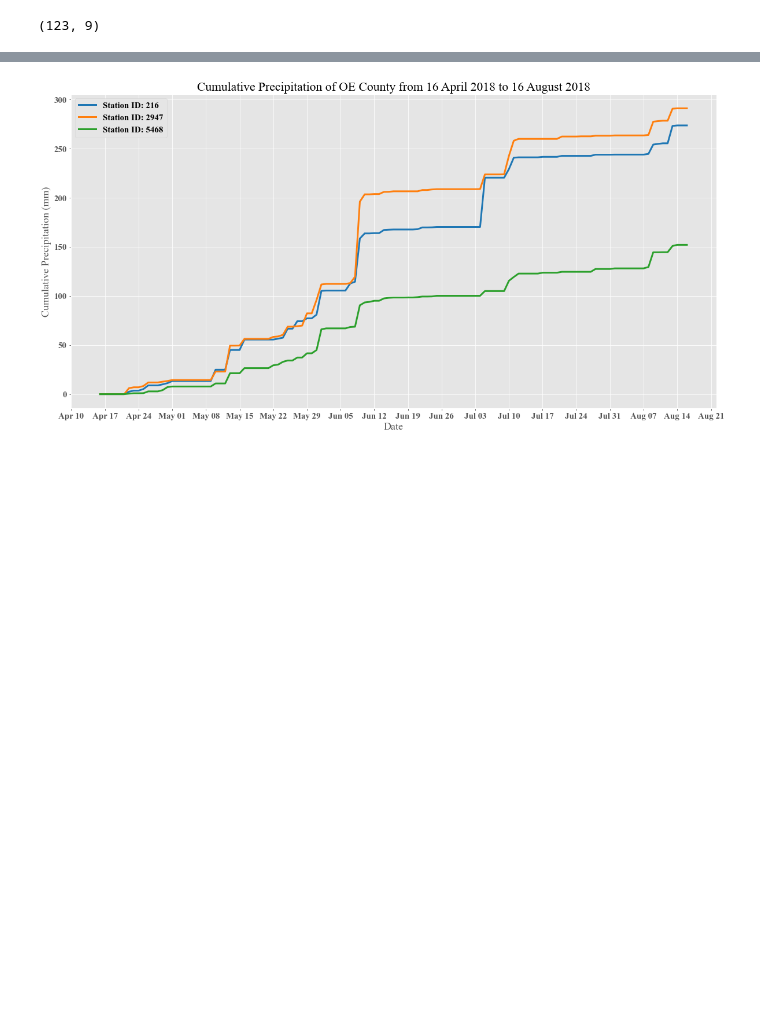
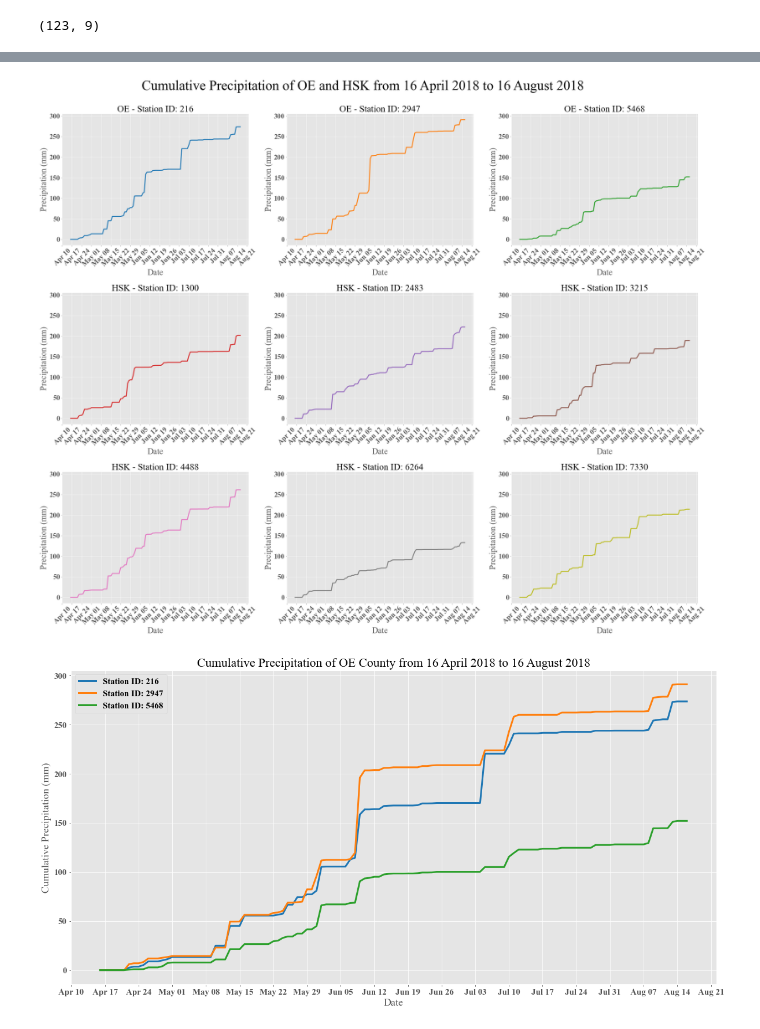
Before and after one commit to AshikMahmud/GeoInformatics_WS2021, a Jupyter notebook: Exercise 4/Task4.ipynb, the cells around one changed output, grey strips where cells are left out. Cells and saved outputs as stored; diff of their text form; code cells hidden in the pictures; blank space fills up the shorter version.

```diff
--- a/Exercise 4/Task4.ipynb
+++ b/Exercise 4/Task4.ipynb
@@ -425,3 +472,51 @@ plot_ts_bars(df_ts_hsk_daily, 'HSK')
+# %%
+# Plot cumulative precipitation of the both counties in one graph
+def plot_subplots_lines(ax, dict_idxs, df, county_name, colors):
+
+    for idx, column_name in dict_idxs.items():
+        ax[idx].plot(df.index, df[column_name], color=next(colors), linewidth=3.0)
+        # set ticks every week
+        ax[idx].xaxis.set_major_locator(mdates.WeekdayLocator())
+        # format date
+        ax[idx].xaxis.set_major_formatter(mdates.DateFormatter('%b %d'))
+        ax[idx].tick_params(axis='x', rotation=45)
+        ax[idx].yaxis.set_tick_params(labelleft=True)
+        ax[idx].set_title(county_name + ' - Station ID: ' + str(column_name), fontsize=30)
+        ax[idx].set_ylabel('Precipitation (mm)')
+        ax[idx].set_xlabel('Date')
+
+
+def plot_ts_all_counties_lines():
+    plt.style.use('ggplot')
+    font = {'family': 'Times New Roman', 'weight': 'bold', 'size': 23}
+    plt.rc('font', **font)
+
+    fig, ax = plt.subplots(3, 3, sharey='all', figsize=(32, 27))
+    ax = ax.flatten()
+
+    cmap = plt.get_cmap('tab10')
+    colors = iter(cmap(np.arange(cmap.N)))
+
+    df_oe_cum_sum = df_ts_oe_daily.cumsum(axis=0)
+    df_hsk_cum_sum = df_ts_hsk_daily.cumsum(axis=0)
+
+    oe_idxs = range(len(df_oe_cum_sum.columns))
+    dict_oe_idxs = dict(zip(oe_idxs, df_oe_cum_sum.columns))
+
+    hsk_idxs = range(len(df_oe_cum_sum.columns), len(df_oe_cum_sum.columns) + len(df_hsk_cum_sum.columns))
+    dict_hsk_idxs = dict(zip(hsk_idxs, df_hsk_cum_sum.columns))
+
+    plot_subplots_lines(ax, dict_oe_idxs, df_oe_cum_sum, 'OE', colors)
+    plot_subplots_lines(ax, dict_hsk_idxs, df_hsk_cum_sum, 'HSK', colors)
+
+    fig.tight_layout(rect=[0.03, 0.03, 1, 0.95])
+    plt.suptitle('Cumulative Precipitation of OE and HSK from 16 April 2018 to 16 August 2018', fontsize=45)
+
+    plt.show()
+
+plot_ts_all_counties_lines()
+# %% [output]
+[figure, added]
 # %%
 # Plot cumulative precipitation (for each station) for Olpe (OE) and Hochsauerlandkreis (HSK) counties
 
```
Also changed, not shown: parts of 3 cells of this notebook, 1 other file.
